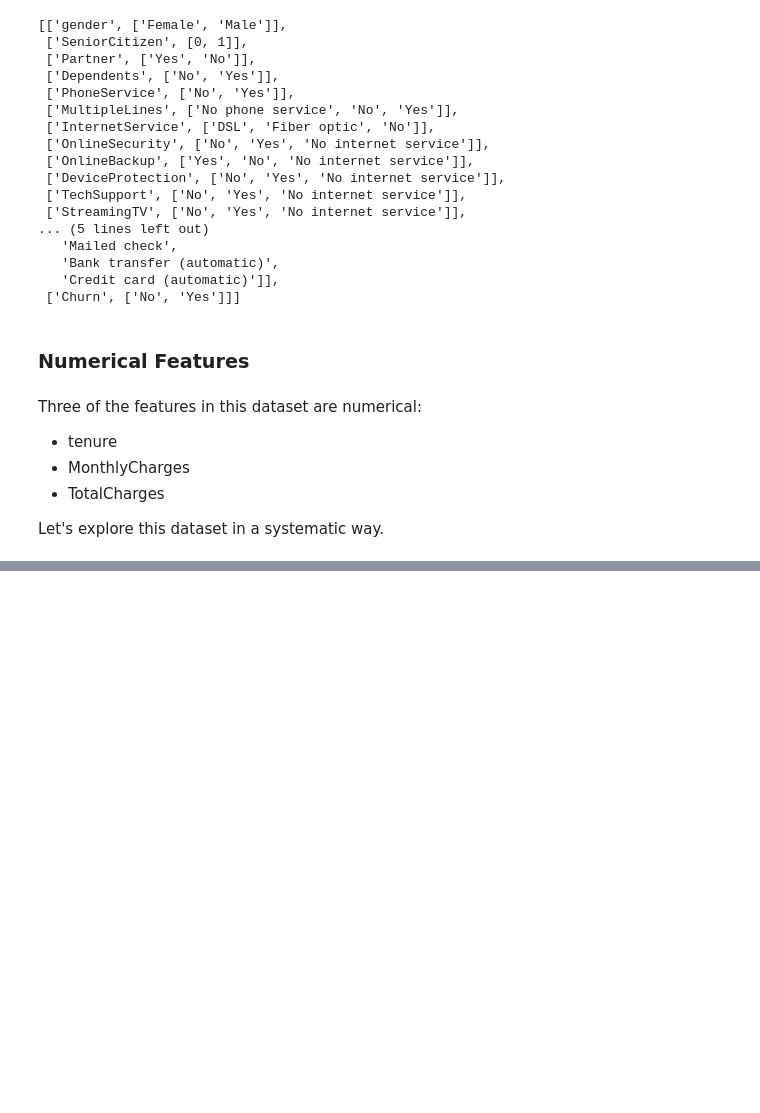
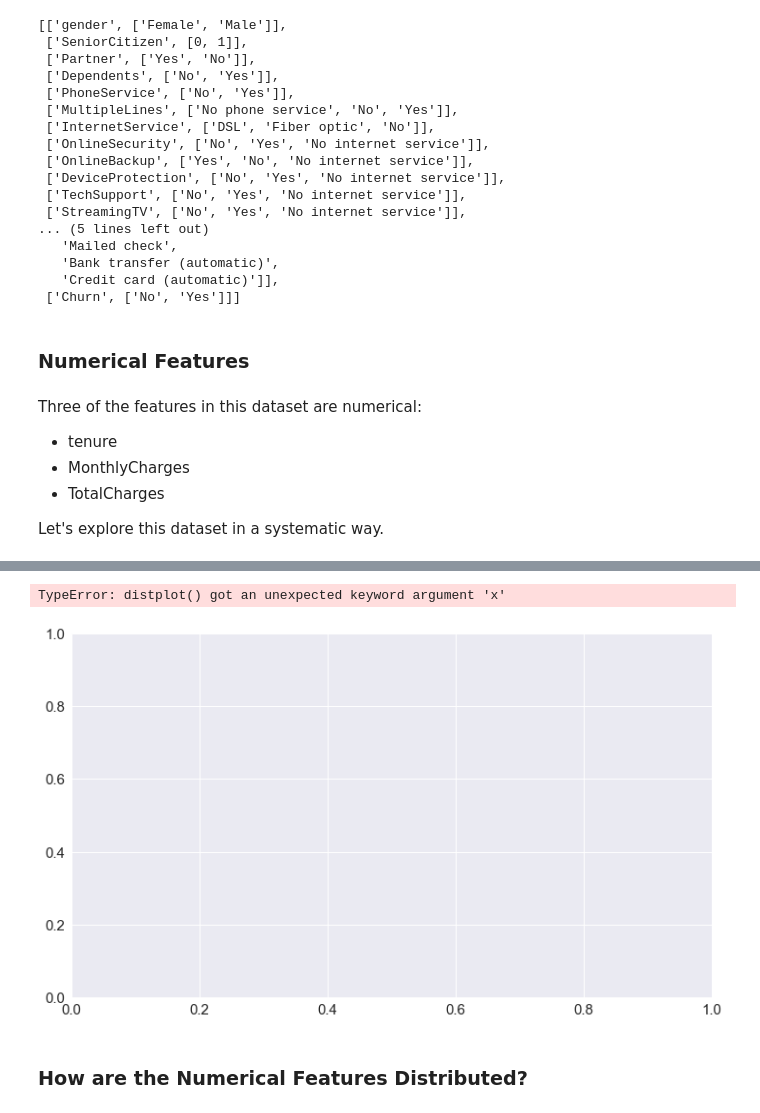
Before and after one commit to baiaooo/MLCourse, a Jupyter notebook: Notebooks/Telecom-Churn-Dataset.ipynb, the cells around one changed output, grey strips where cells are left out. Drawn from its saved outputs; the diff is of its cells as text; code cells hidden in the pictures; blank space fills up the shorter version.

```diff
--- a/Notebooks/Telecom-Churn-Dataset.ipynb
+++ b/Notebooks/Telecom-Churn-Dataset.ipynb
@@ -139,5 +296,7 @@ sns.set(context='notebook',
 # %%
-fig, ax = plt.subplots(figsize=(10,6))
-ax = sns.countplot(x="gender", data=df_churn)
-plt.ylabel("Percentage")
-plt.title("test")
+# Set up the plot
+def plotFeatureCount(feature_name):
+    fig, ax = plt.subplots(figsize=(12,7))
+    ax = sns.distplot(x=feature_name, data=df_churn)
+    plt.ylabel("Count")
+    return plt.show()
@@ -255,0 +303,42 @@ HBox([VBox([dataFrame, allFeatures]), VBox([startRow, endRow]), VBox([button])])
+# %%
+# set up the plot for interactivity
+# Dropdown
+catFeatures = widgets.Dropdown(
+               options = [feature_list[feature_index] for feature_index in categorical],
+               description = 'Select Feature:',
+               value = 'gender',
+               button_style='info'
+              )
+
+display(catFeatures)
+plotFeatureCount(catFeatures.value)
+
+# Button
+button2 = widgets.Button(
+          description='Show',
+          disabled=False,
+          button_style='info', # 'success', 'info', 'warning', 'danger' or ''
+          tooltip='Go!',
+          icon=''
+         )
+
+def on_button_clicked(b):
+    # Pass the value of the dropdown to the plotFeatureCount function
+    clear_output()
+    return plotFeatureCount(catFeatures.value)
+
+button2.on_click(on_button_clicked)
+
+def on_value_change(change):
+    # Pass the value of the dropdown to the plotFeatureCount function
+    clear_output()
+    return plotFeatureCount(catFeatures.value)
+
+catFeatures.observe(on_value_change)
+
+#HBox([catFeatures])
+# %% [output]
+TypeError: distplot() got an unexpected keyword argument 'x'
+[figure, added]
+# %% [markdown]
+### How are the Numerical Features Distributed?
```
Also changed, not shown: parts of 36 cells of this notebook.
